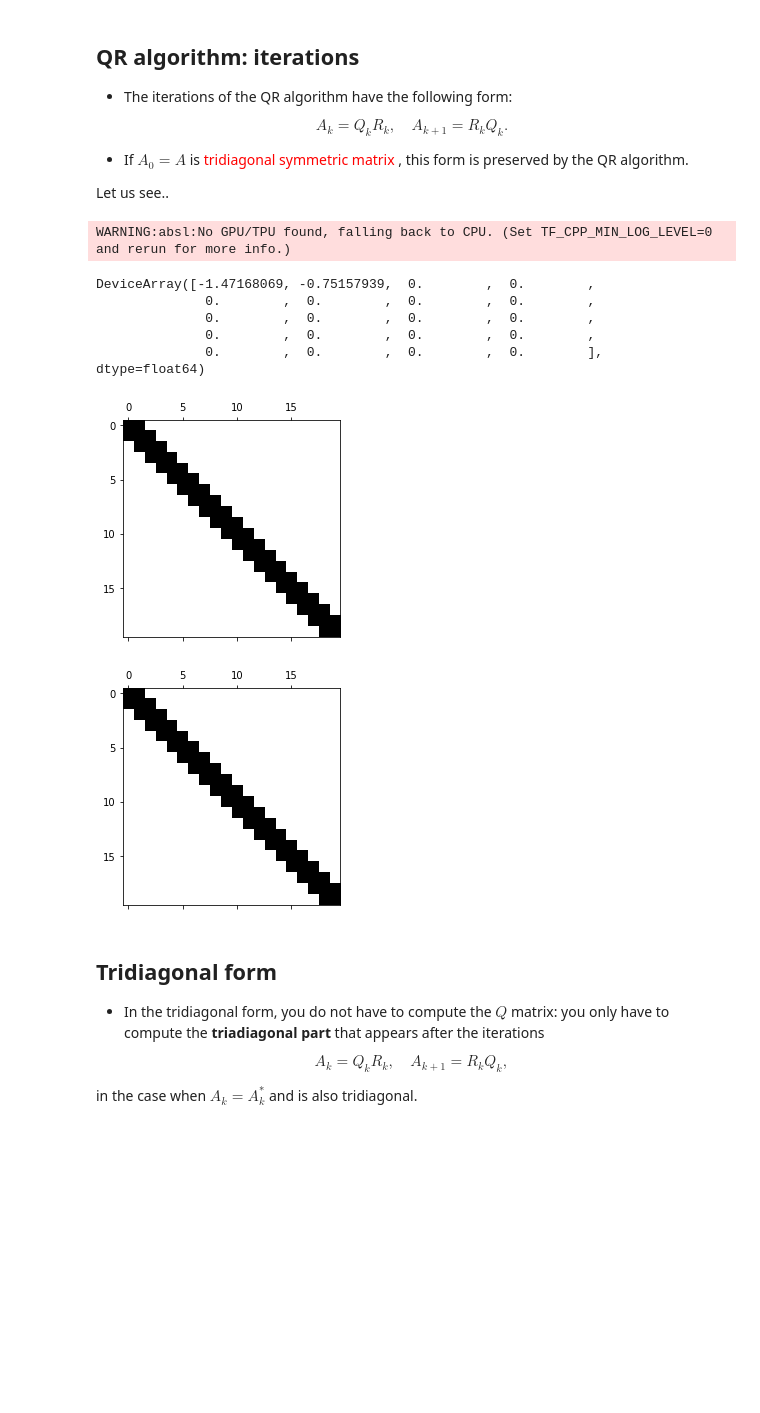
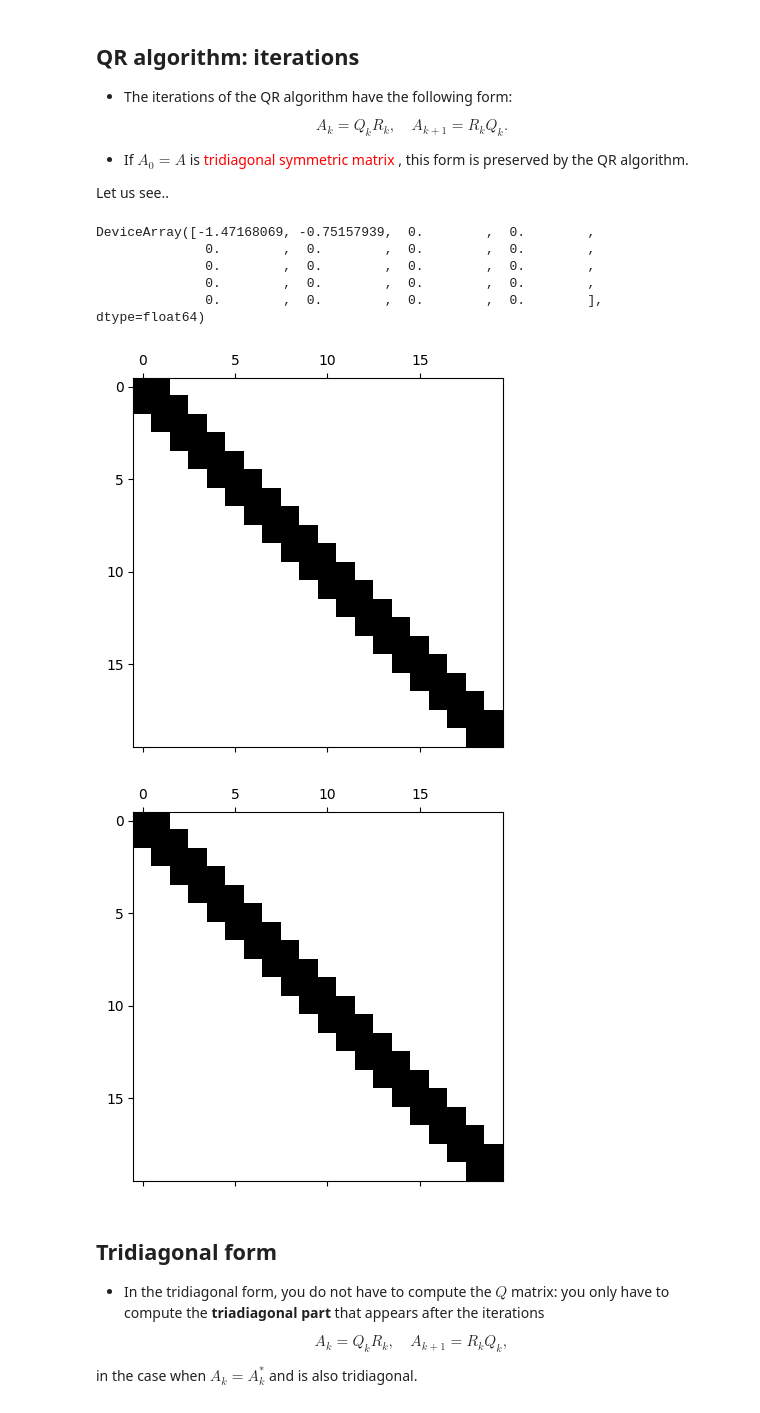
Before and after one commit to oseledets/nla2022, a Jupyter notebook: lectures/lecture-9/lecture-9.ipynb, the cells around one changed output. Saved outputs shown, nothing was run; the diff lists cells and outputs as text; code cells hidden in the pictures; blank space fills up the shorter version.

```diff
--- a/lectures/lecture-9/lecture-9.ipynb
+++ b/lectures/lecture-9/lecture-9.ipynb
@@ -65,38 +65,38 @@ Let us see..
 # %%
 %matplotlib inline
 import jax.numpy as jnp
 import jax
 import matplotlib.pyplot as plt
 from jax.config import config
 config.update("jax_enable_x64", True)
 #Generate a random tridiagonal matrix
 
 n = 20
 d = jax.random.normal(jax.random.PRNGKey(0), (n, ))
 sub_diag = jax.random.normal(jax.random.PRNGKey(1), (n-1,))
 
 mat = jnp.diag(d) + jnp.diag(sub_diag, -1) + jnp.diag(sub_diag, 1)
 mat1 = jnp.abs(mat)
 mat1 = mat1/jnp.max(mat1.flatten())
 plt.spy(mat)
 q, r = jnp.linalg.qr(mat)
 plt.figure()
 b = r.dot(q)
 # b[abs(b) <= 1e-12] = 0
-b = jax.ops.index_update(b, jax.ops.index[abs(b) <= 1e-12], 0)
+b = b.at[abs(b) <= 1e-12].set(0.0)
+#b = jax.ops.index_update(b, jax.ops.index[abs(b) <= 1e-12], 0)
 plt.spy(b)
 #plt.figure()
 #plt.imshow(np.abs(r.dot(q)))
 b[0, :]
 # %% [output]
-WARNING:absl:No GPU/TPU found, falling back to CPU. (Set TF_CPP_MIN_LOG_LEVEL=0 and rerun for more info.)
+DeviceArray([-1.47168069, -0.75157939,  0.        ,  0.        ,
+              0.        ,  0.        ,  0.        ,  0.        ,
+              0.        ,  0.        ,  0.        ,  0.        ,
+              0.        ,  0.        ,  0.        ,  0.        ,
+              0.        ,  0.        ,  0.        ,  0.        ],            dtype=float64)
-DeviceArray([-1.47168069, -0.75157939,  0.        ,  0.        ,
-              0.        ,  0.        ,  0.        ,  0.        ,
-              0.        ,  0.        ,  0.        ,  0.        ,
-              0.        ,  0.        ,  0.        ,  0.        ,
-              0.        ,  0.        ,  0.        ,  0.        ],            dtype=float64)
-[figure, old version]
+[figure, new version]
-[figure, old version]
+[figure, new version]
 # %% [markdown]
 ## Tridiagonal form
 
```
